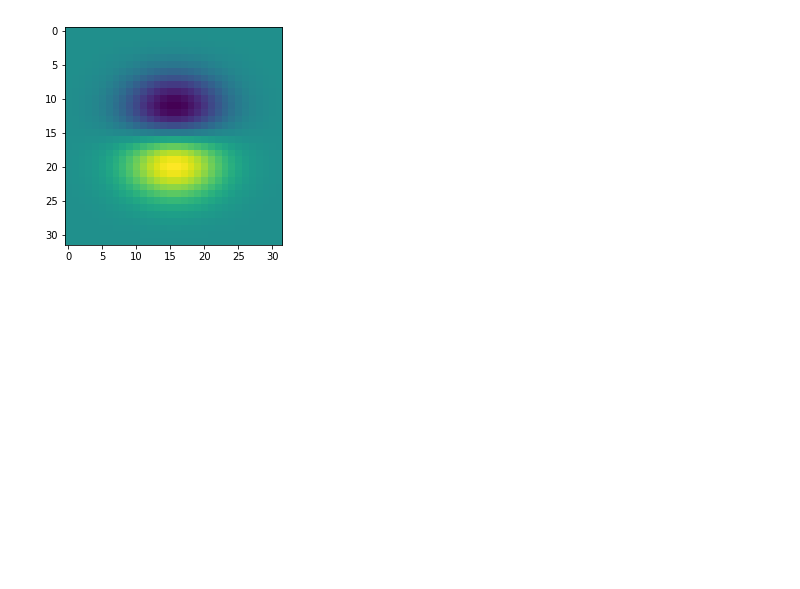
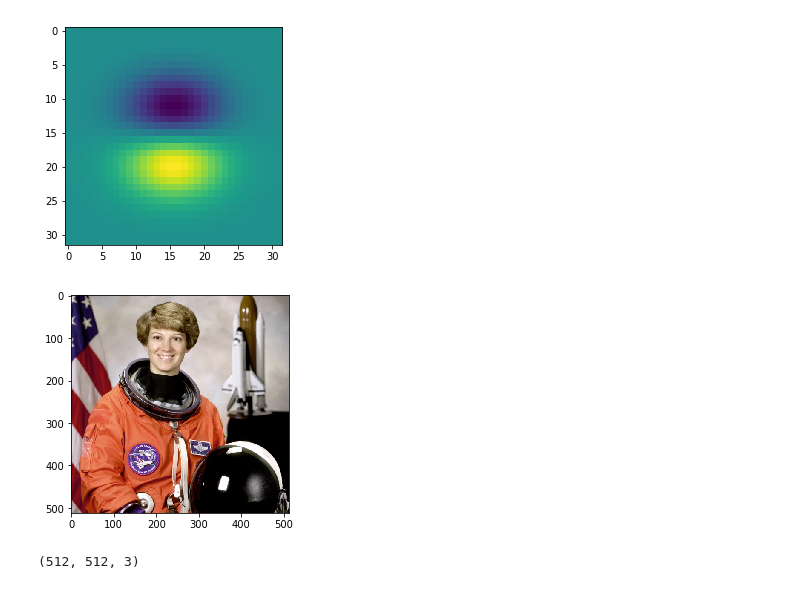
Before and after one commit to abhimanyumittal/tensorflow, a Jupyter notebook: tf_intro.ipynb, the cells around one changed output. Saved outputs shown, nothing was run; the diff lists cells and outputs as text; code cells hidden in the pictures; blank space fills up the shorter version.

```diff
--- a/tf_intro.ipynb
+++ b/tf_intro.ipynb
@@ -121,0 +148,10 @@ plt.show()
+# %%
+# load up a image
+from skimage import data
+img = data.astronaut()
+plt.imshow(img)
+plt.show()
+print(img.shape)
+# %% [output]
+[figure, added]
+(512, 512, 3)
```
Also changed, not shown: parts of 5 cells of this notebook.
